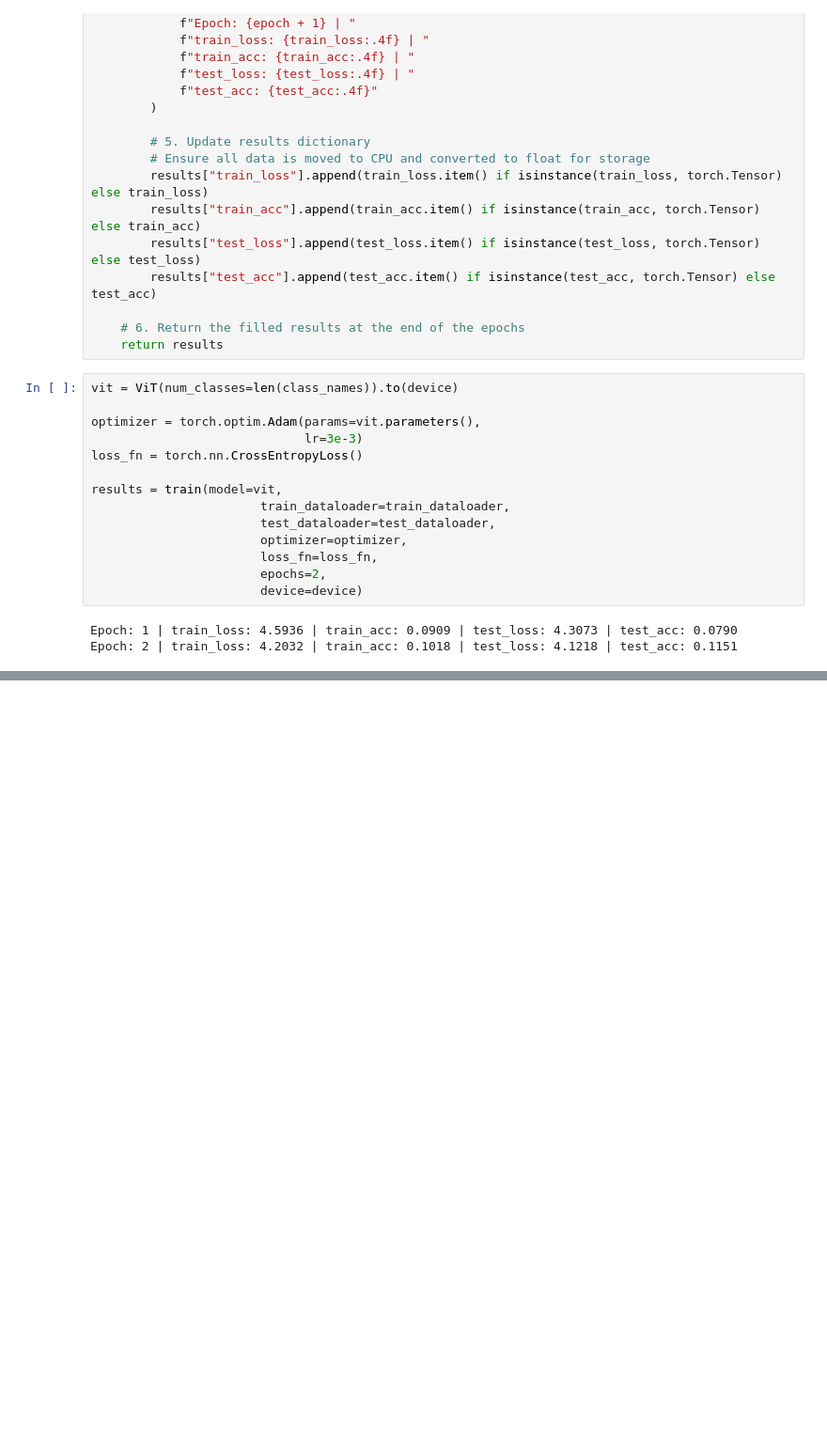
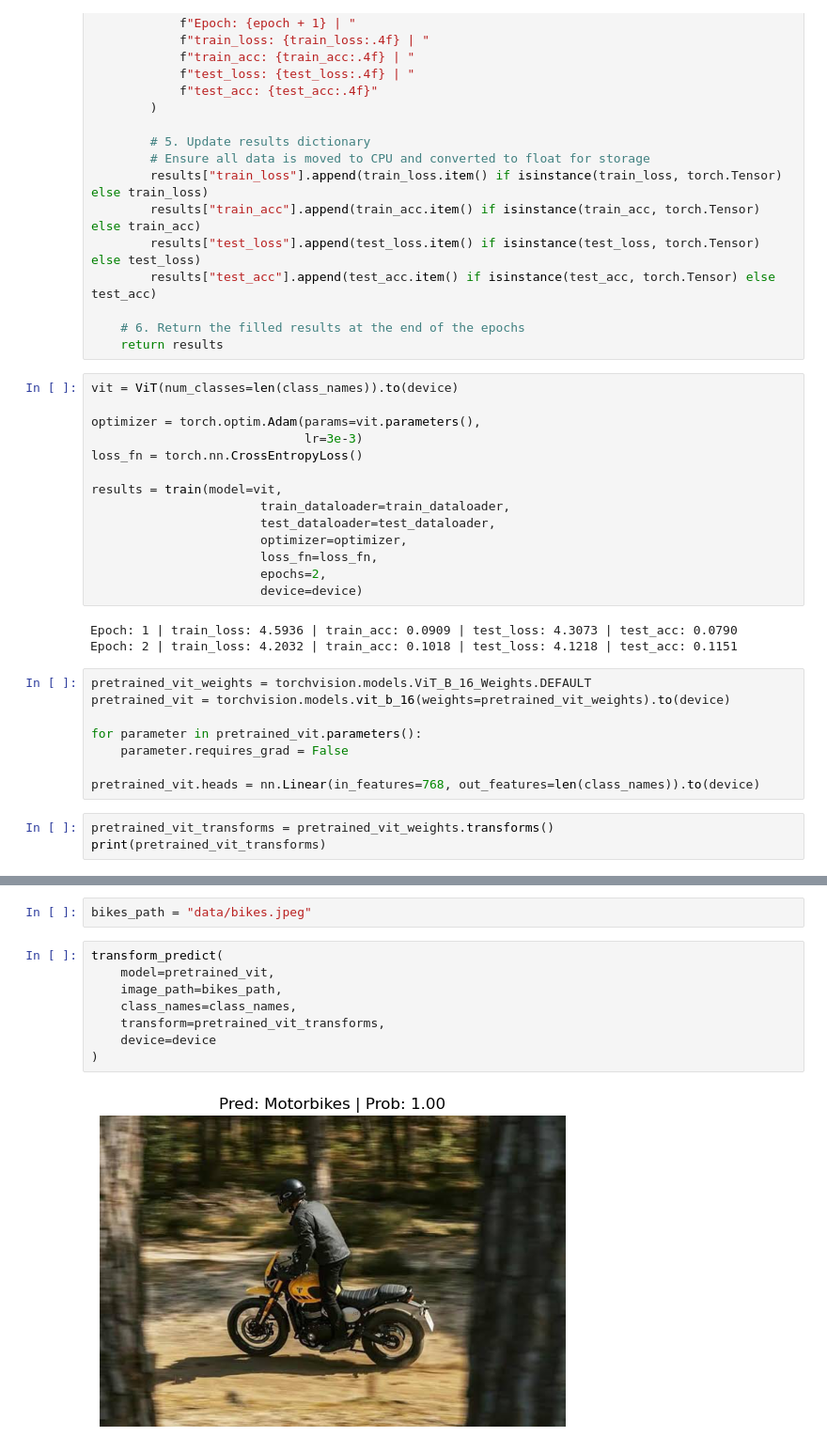
Before and after one commit to burakkyildiz/ai-engineer-lab, a Jupyter notebook: DeepLearning/15-TransformersVit.ipynb, the cells around one changed output, grey strips where cells are left out. Shown at 94% size. Saved outputs shown, nothing was run; the diff lists cells and outputs as text; blank space fills up the shorter version.

```diff
--- a/DeepLearning/15-TransformersVit.ipynb
+++ b/DeepLearning/15-TransformersVit.ipynb
@@ -811,3 +811,14 @@ results = train(model=vit,
 # %% [output]
 Epoch: 1 | train_loss: 4.5936 | train_acc: 0.0909 | test_loss: 4.3073 | test_acc: 0.0790
 Epoch: 2 | train_loss: 4.2032 | train_acc: 0.1018 | test_loss: 4.1218 | test_acc: 0.1151
+# %%
+pretrained_vit_weights = torchvision.models.ViT_B_16_Weights.DEFAULT
+pretrained_vit = torchvision.models.vit_b_16(weights=pretrained_vit_weights).to(device)
+
+for parameter in pretrained_vit.parameters():
+    parameter.requires_grad = False
+
+pretrained_vit.heads = nn.Linear(in_features=768, out_features=len(class_names)).to(device)
+# %%
+pretrained_vit_transforms = pretrained_vit_weights.transforms()
+print(pretrained_vit_transforms)
@@ -813,0 +908,12 @@ Epoch: 2 | train_loss: 4.2032 | train_acc: 0.1018 | test_loss: 4.1218 | test_acc
+# %%
+bikes_path = "data/bikes.jpeg"
+# %%
+transform_predict(
+    model=pretrained_vit,
+    image_path=bikes_path,
+    class_names=class_names,
+    transform=pretrained_vit_transforms,
+    device=device
+)
+# %% [output]
+[figure, added]
```
Also changed, not shown: parts of 4 cells of this notebook.
